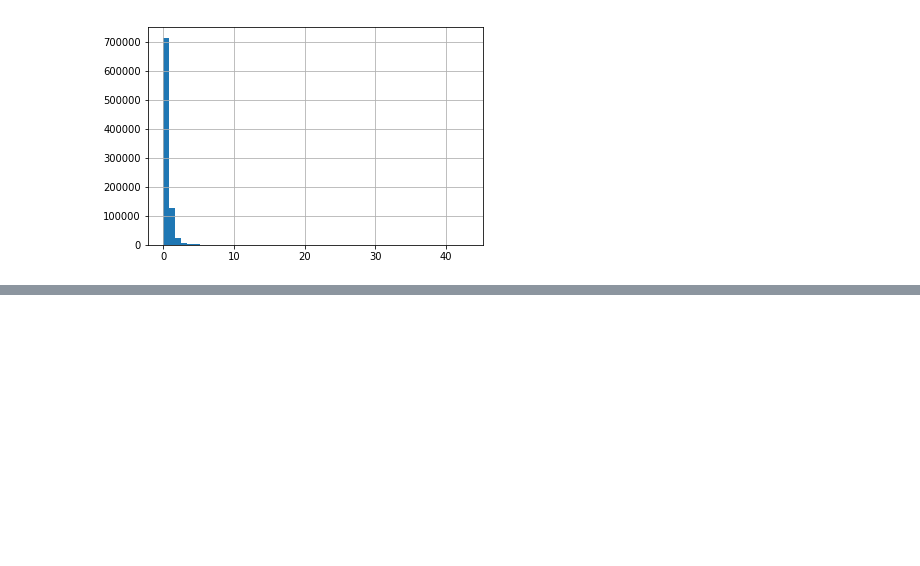
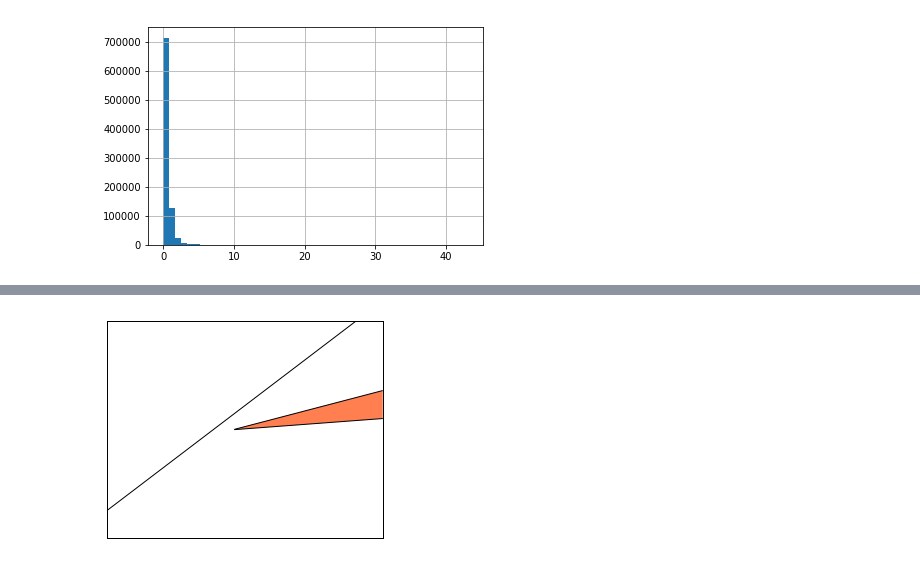
Before and after one commit to udacity/sapient-webinar, a Jupyter notebook: collisions.ipynb, the cells around one changed output, grey strips where cells are left out. Drawn from its saved outputs; the diff is of its cells as text; code cells hidden in the pictures; blank space fills up the shorter version.

```diff
--- a/collisions.ipynb
+++ b/collisions.ipynb
@@ -241,0 +265,16 @@ KeyboardInterrupt:
+# %%
+map = Basemap(projection='cyl', lat_0=40.7, lon_0=-74, area_thresh = 0.1,
+    llcrnrlon=-74.259090, llcrnrlat=40.477399,
+    urcrnrlon=-73.700272, urcrnrlat=40.917577)
+
+map.drawcoastlines()
+map.drawcountries()
+map.fillcontinents(color='coral')
+map.drawmapboundary()
+
+#map.drawmeridians(np.arange(0, 360, 30))
+#map.drawparallels(np.arange(-90, 90, 30))
+
+plt.show()
+# %% [output]
+[figure, added]
```
Also changed, not shown: parts of 10 cells of this notebook.
